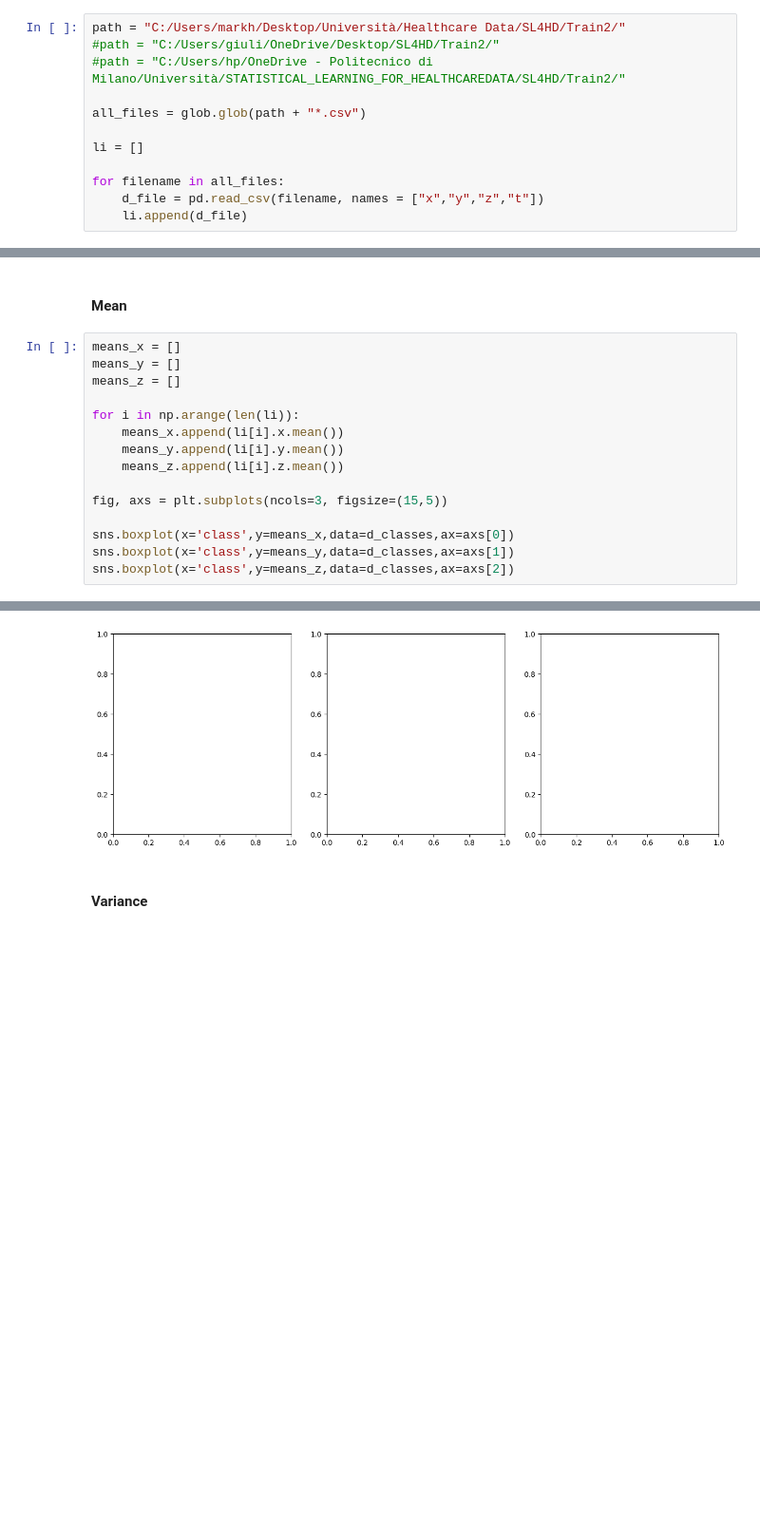
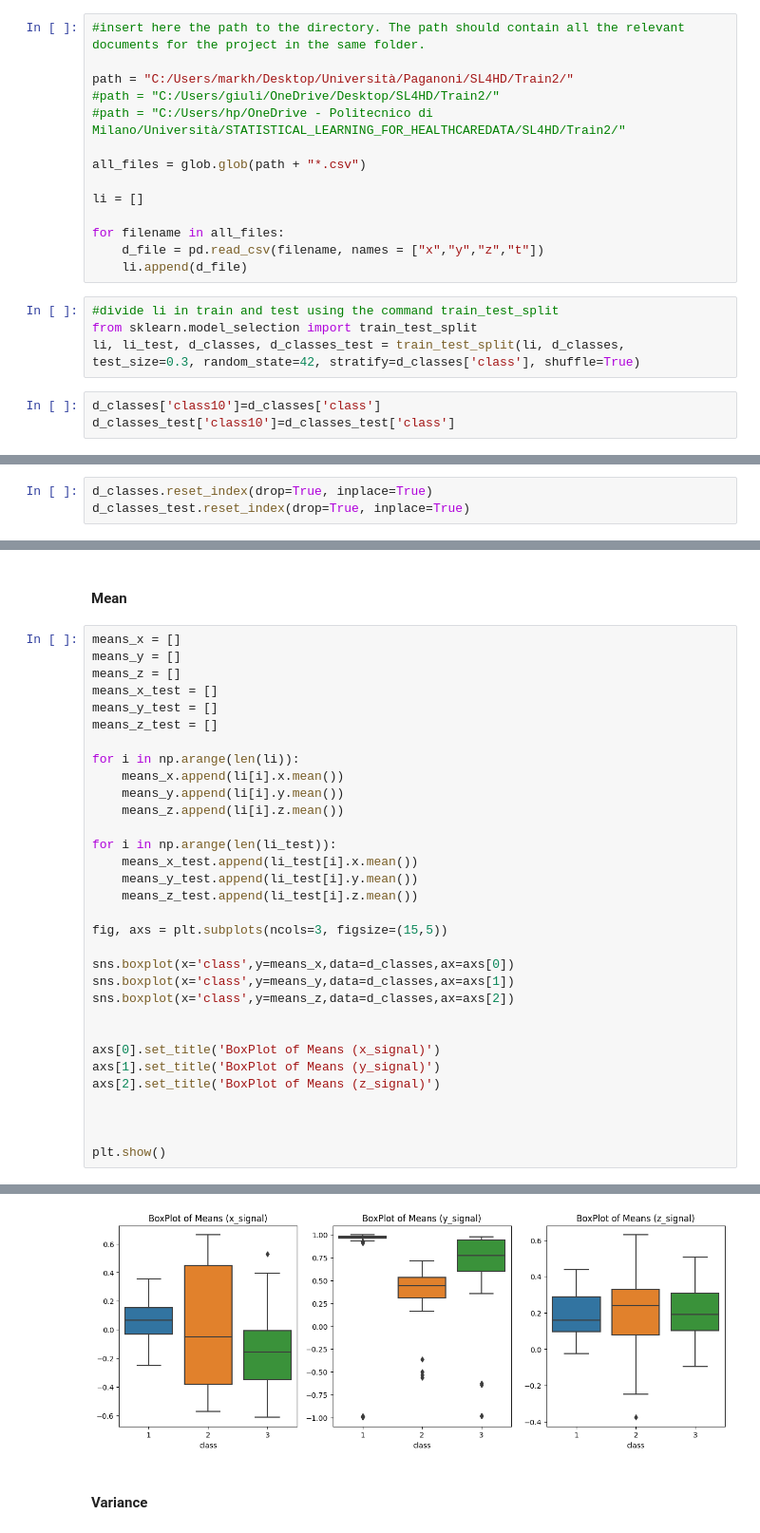
Before and after one commit to Vinavil334/SL4HD, a Jupyter notebook: Project.ipynb, the cells around one changed output, grey strips where cells are left out. Shown at 95% size. Saved outputs shown, nothing was run; the diff lists cells and outputs as text; blank space fills up the shorter version.

Commit message:
project final

```diff
--- a/Project.ipynb
+++ b/Project.ipynb
@@ -39,5 +35,7 @@ Create list of datasets
 # %%
-path = "C:/Users/markh/Desktop/Università/Healthcare Data/SL4HD/Train2/"
+#insert here the path to the directory. The path should contain all the relevant documents for the project in the same folder.
+
+path = "C:/Users/markh/Desktop/Università/Paganoni/SL4HD/Train2/"
 #path = "C:/Users/giuli/OneDrive/Desktop/SL4HD/Train2/"
 #path = "C:/Users/hp/OneDrive - Politecnico di Milano/Università/STATISTICAL_LEARNING_FOR_HEALTHCAREDATA/SL4HD/Train2/"
 
@@ -48,3 +46,10 @@ li = []
 for filename in all_files:
     d_file = pd.read_csv(filename, names = ["x","y","z","t"])
     li.append(d_file)
+# %%
+#divide li in train and test using the command train_test_split
+from sklearn.model_selection import train_test_split
+li, li_test, d_classes, d_classes_test = train_test_split(li, d_classes, test_size=0.3, random_state=42, stratify=d_classes['class'], shuffle=True)
+# %%
+d_classes['class10']=d_classes['class']
+d_classes_test['class10']=d_classes_test['class']
@@ -50,0 +66,3 @@ for filename in all_files:
+# %%
+d_classes.reset_index(drop=True, inplace=True)
+d_classes_test.reset_index(drop=True, inplace=True)
@@ -56,15 +92,32 @@ for filename in all_files:
 means_x = []
 means_y = []
 means_z = []
+means_x_test = []
+means_y_test = []
+means_z_test = []
 
 for i in np.arange(len(li)):
     means_x.append(li[i].x.mean())
     means_y.append(li[i].y.mean())
     means_z.append(li[i].z.mean())
 
+for i in np.arange(len(li_test)):
+    means_x_test.append(li_test[i].x.mean())
+    means_y_test.append(li_test[i].y.mean())
+    means_z_test.append(li_test[i].z.mean())
+
 fig, axs = plt.subplots(ncols=3, figsize=(15,5))
 
 sns.boxplot(x='class',y=means_x,data=d_classes,ax=axs[0])
 sns.boxplot(x='class',y=means_y,data=d_classes,ax=axs[1])
 sns.boxplot(x='class',y=means_z,data=d_classes,ax=axs[2])
+
+
+axs[0].set_title('BoxPlot of Means (x_signal)')
+axs[1].set_title('BoxPlot of Means (y_signal)')
+axs[2].set_title('BoxPlot of Means (z_signal)')
+
+
+
+plt.show()
 # %% [output]
@@ -72,4 +124,4 @@ ValueError: The truth value of a Series is ambiguous. Use a.empty, a.bool(), a.i
-[figure, old version]
+[figure, new version]
 # %% [markdown]
 #### Variance
 # %%
```
Also changed, not shown: parts of 51 cells of this notebook, 2 other files.
